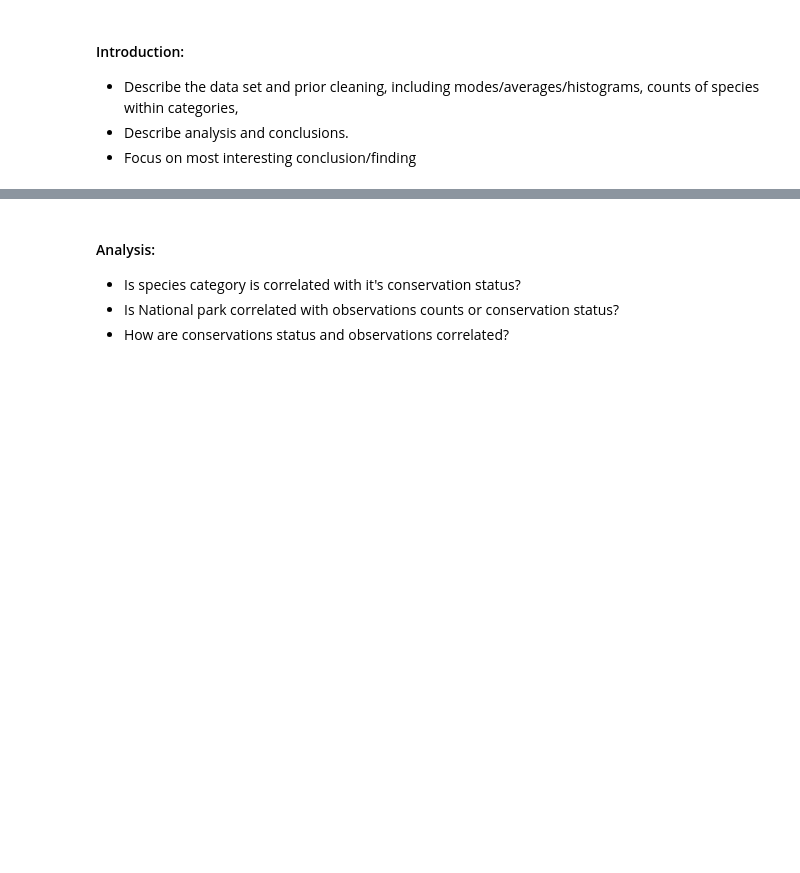
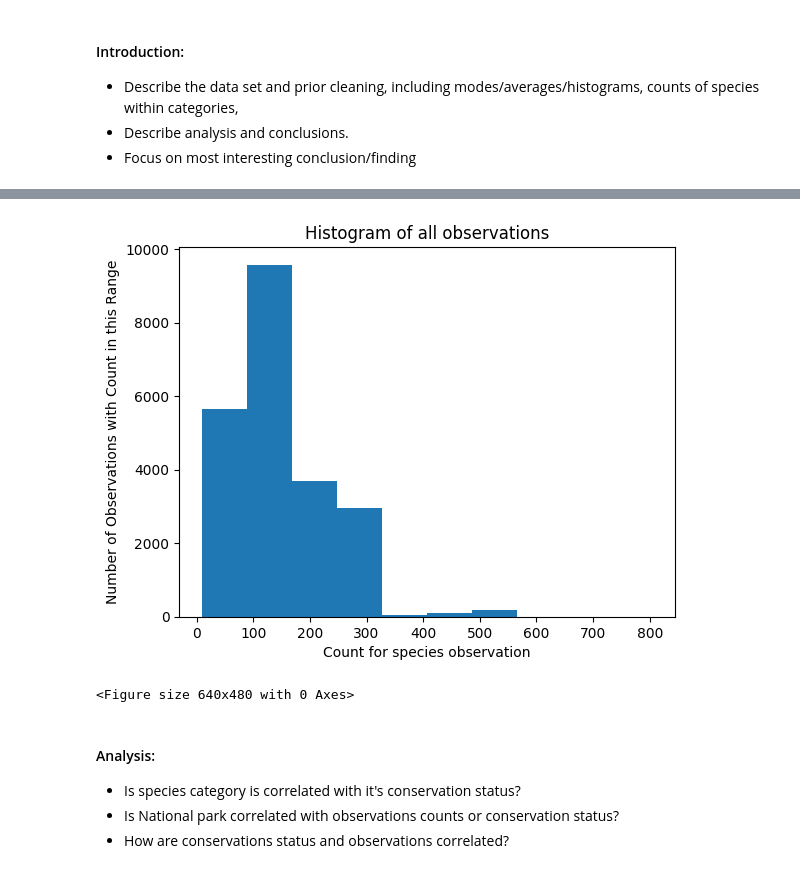
Before and after one commit to Matthewsabk/biodiversity, a Jupyter notebook: biodiversity.ipynb, the cells around one changed output, grey strips where cells are left out. Drawn from its saved outputs; the diff is of its cells as text; code cells hidden in the pictures; blank space fills up the shorter version.

```diff
--- a/biodiversity.ipynb
+++ b/biodiversity.ipynb
@@ -8,0 +19,6 @@
+# %%
+biodiv = pd.read_csv("biodiversity_data.csv")
+print(biodiv.columns)
+print(biodiv.info())
+print(biodiv.describe(include='all'))
+print(biodiv.head())
@@ -9,3 +43,18 @@
+# %%
+#Explore each of the variables visually
+plt.figure()
+plt.hist(biodiv.observations)
+plt.title('Histogram of all observations')
+plt.xlabel('Count for species observation')
+plt.ylabel('Number of Observations with Count in this Range')
+plt.show()
+plt.clf()
+
+#Bar Graph of each variable
+plt.figure()
+# %% [output]
+[figure, added]
+<Figure size 640x480 with 0 Axes>
 # %% [markdown]
 #### Analysis:
 
```
Also changed, not shown: parts of 4 cells of this notebook, 1 other file.
